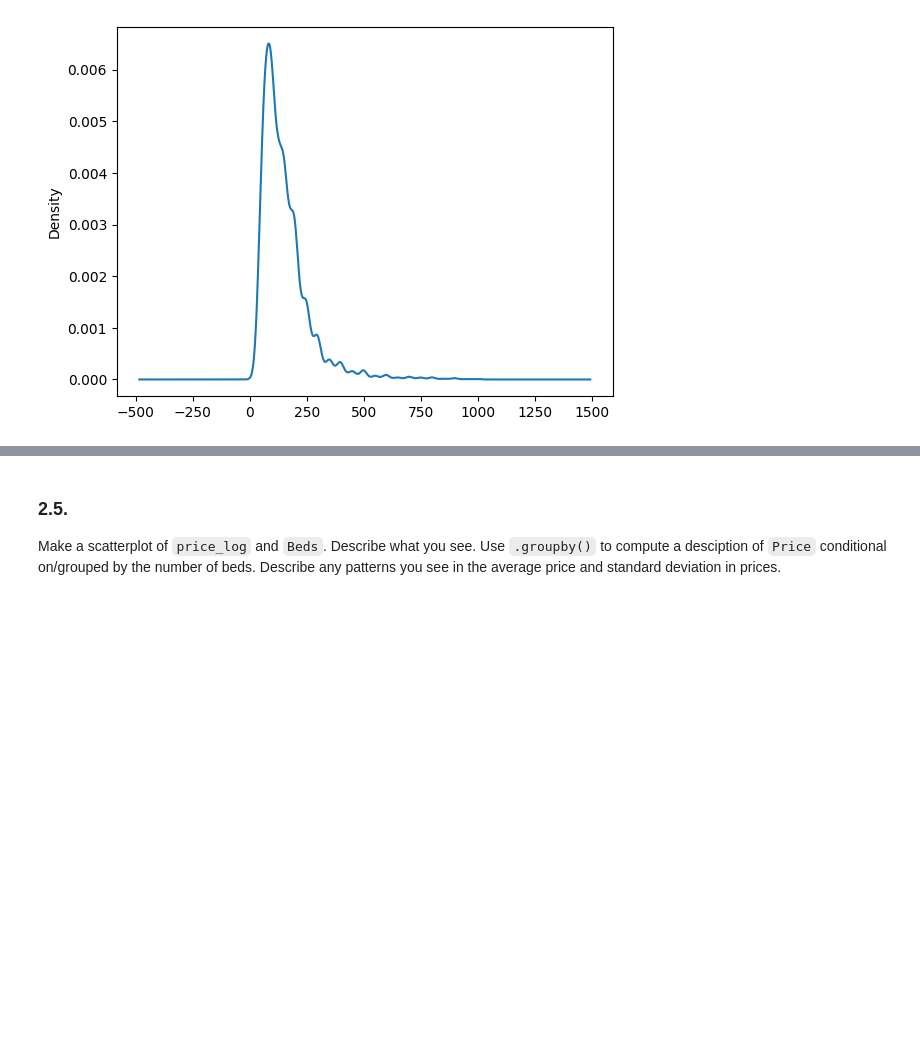
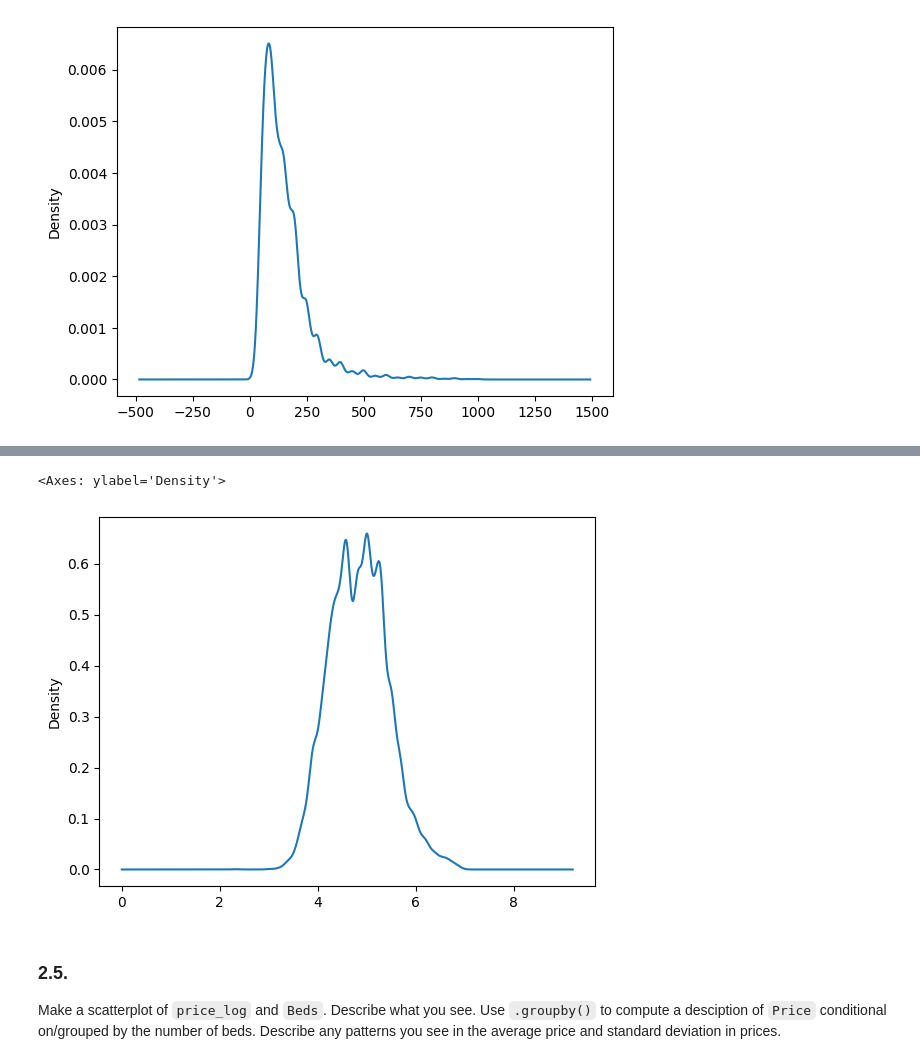
Before and after one commit to emilyzyzhou/eda_assignment, a Jupyter notebook: assignment.ipynb, the cells around one changed output, grey strips where cells are left out. Cells and saved outputs as stored; diff of their text form; code cells hidden in the pictures; blank space fills up the shorter version.

```diff
--- a/assignment.ipynb
+++ b/assignment.ipynb
@@ -118,3 +133,8 @@ airbnb_df['Price'].plot.density()
+# %%
+airbnb_df['price_log'].plot.density()
+# %% [output]
+<Axes: ylabel='Density'>
+[figure, added]
 # %% [markdown]
 ### 2.5.
 Make a scatterplot of `price_log` and `Beds`. Describe what you see. Use `.groupby()` to compute a desciption of `Price` conditional on/grouped by the number of beds. Describe any patterns you see in the average price and standard deviation in prices.
```
Also changed, not shown: parts of 11 cells of this notebook.
